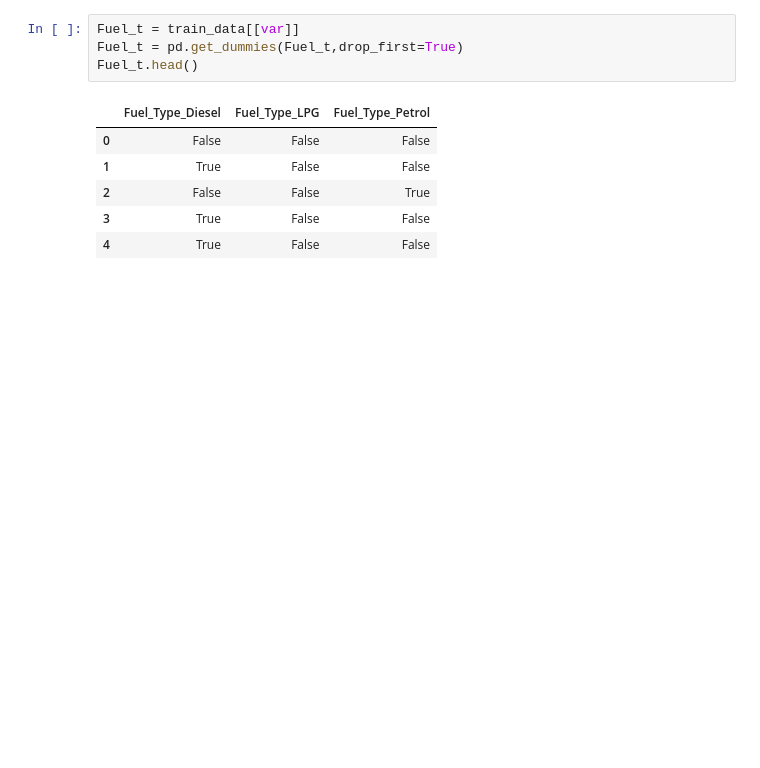
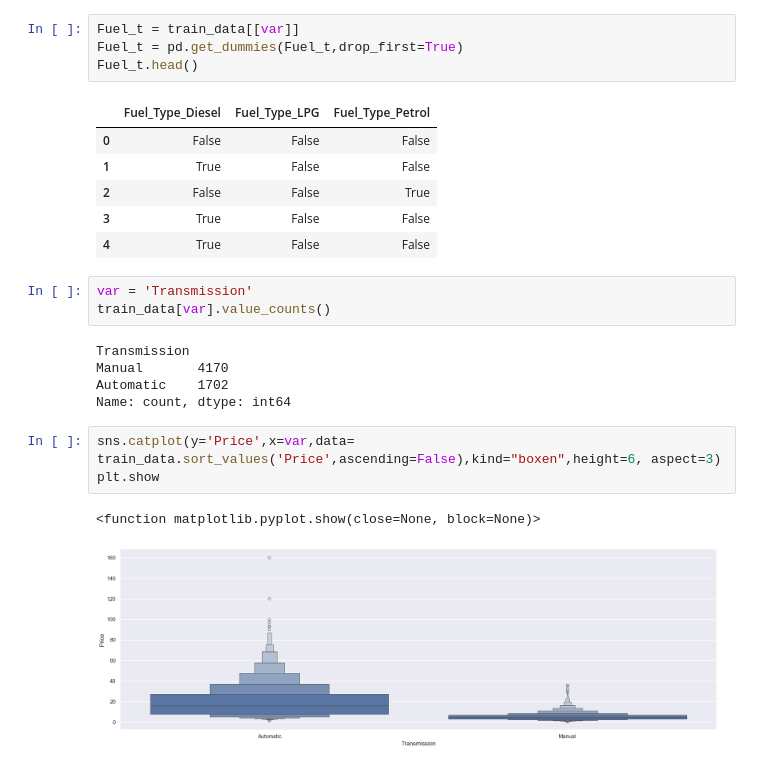
Before and after one commit to itssahilwhat/WorthWheels, a Jupyter notebook: main.ipynb, the cells around one changed output. Saved outputs shown, nothing was run; the diff lists cells and outputs as text; blank space fills up the shorter version.

```diff
--- a/main.ipynb
+++ b/main.ipynb
@@ -369,3 +369,17 @@ Fuel_t.head()
 | 2 | False | False | True |
 | 3 | True | False | False |
 | 4 | True | False | False |
+# %%
+var = 'Transmission'
+train_data[var].value_counts()
+# %% [output]
+Transmission
+Manual       4170
+Automatic    1702
+Name: count, dtype: int64
+# %%
+sns.catplot(y='Price',x=var,data= train_data.sort_values('Price',ascending=False),kind="boxen",height=6, aspect=3)
+plt.show
+# %% [output]
+<function matplotlib.pyplot.show(close=None, block=None)>
+[figure, added]
```
Also changed, not shown: parts of 5 cells of this notebook.
